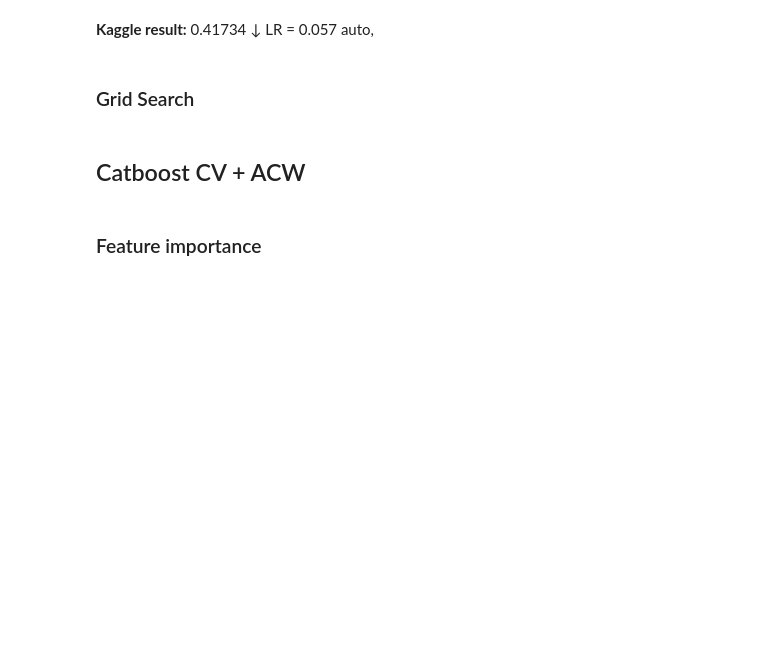
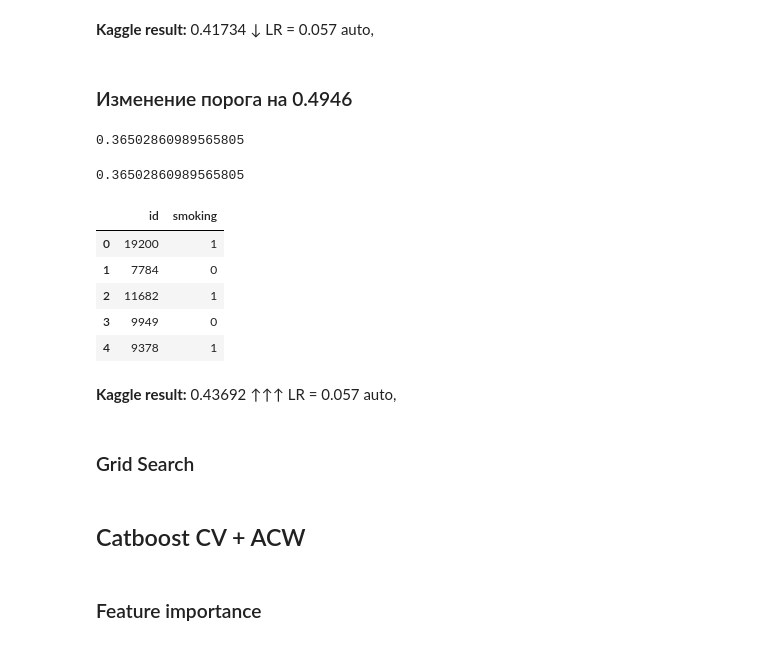
Before and after one commit to Zetis659/Data_Science_GM, a Jupyter notebook: Leopard_challenge_Classification/LcC2Lite.ipynb, the cells around one changed output. Saved outputs shown, nothing was run; the diff lists cells and outputs as text; code cells hidden in the pictures; blank space fills up the shorter version.

Commit message:
Feature: leopard-challenge-classification: Best Kaggle 0.43692 - Catboost + ACW,  Threshold = 0.04946, LR= auto 0.057. Start LcC_Prod

```diff
--- a/Leopard_challenge_Classification/LcC2Lite.ipynb
+++ b/Leopard_challenge_Classification/LcC2Lite.ipynb
@@ -548,7 +601,7 @@ best_iter, best_value
 parameters = {'eval_metric': 'F1',
               'loss_function': 'Logloss',
               'random_seed': 659,
-              'iterations': best_iter,
+              'iterations': best_iter + 1,
               'verbose': 100}
 # %%
 model = CatBoostClassifier(**parameters)
@@ -1074,7 +1271,7 @@ parameters = {'eval_metric': 'F1',
               'loss_function': 'Logloss',
               'learning_rate': 0.75,
               'random_seed': 659,
-              'iterations': best_iter,
+              'iterations': best_iter + 1,
               'verbose': 100}
 # %%
 model = CatBoostClassifier(**parameters)
@@ -1229,6 +1547,31 @@ submission.head()
 submission['smoking'].mean()
 # %% [markdown]
 **Kaggle result:** 0.41734 ↓ LR = 0.057 auto,
+# %% [markdown]
+### Изменение порога на 0.4946
+# %%
+((df_test.baseline_cat_score_acw > 0.4946) * 1).mean()
+# %% [output]
+0.36502860989565805
+# %%
+submission = pd.DataFrame(df_test['id'])
+submission['smoking'] = (df_test.baseline_cat_score_acw > 0.4946) * 1
+submission.to_csv('Baseline_ACW_threshold0.4946_LRauto.csv', index=False)
+# %%
+submission.smoking.mean()
+# %% [output]
+0.36502860989565805
+# %%
+submission.head()
+# %% [output]
+|  | id | smoking |
+| 0 | 19200 | 1 |
+| 1 | 7784 | 0 |
+| 2 | 11682 | 1 |
+| 3 | 9949 | 0 |
+| 4 | 9378 | 1 |
+# %% [markdown]
+**Kaggle result:** 0.43692 ↑↑↑ LR = 0.057 auto,
 # %% [markdown]
 ### Grid Search
 # %%
```
Also changed, not shown: parts of 208 cells of this notebook, 57 other files.
